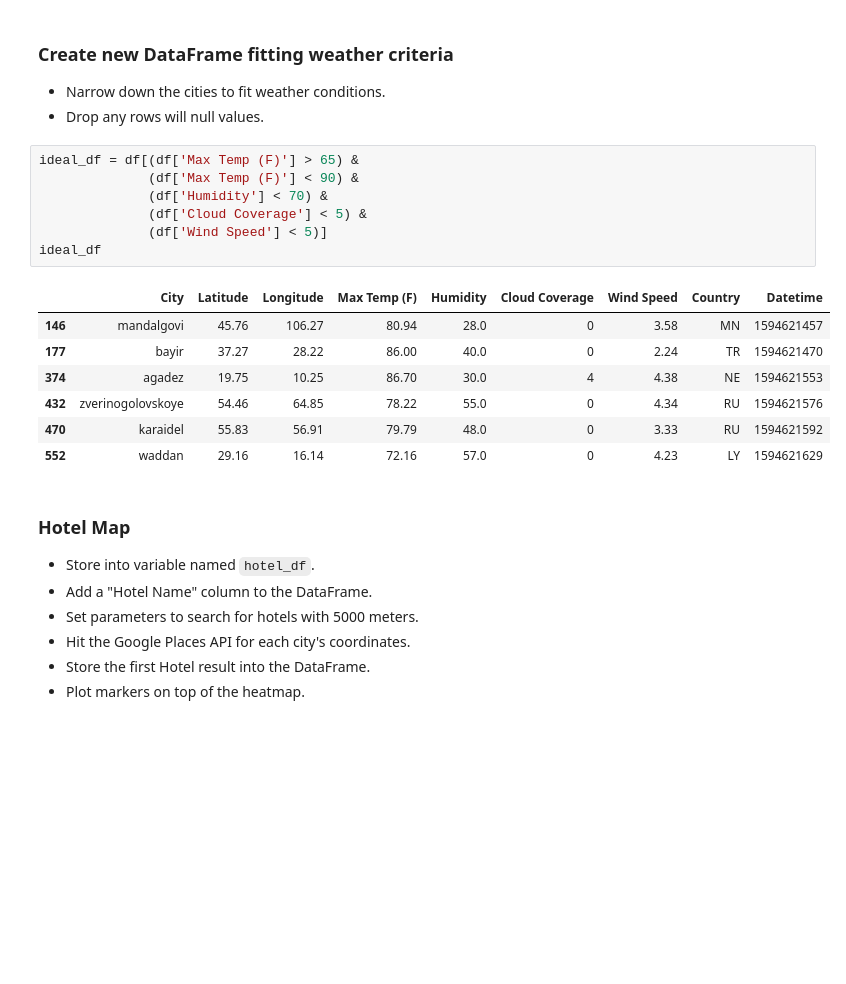
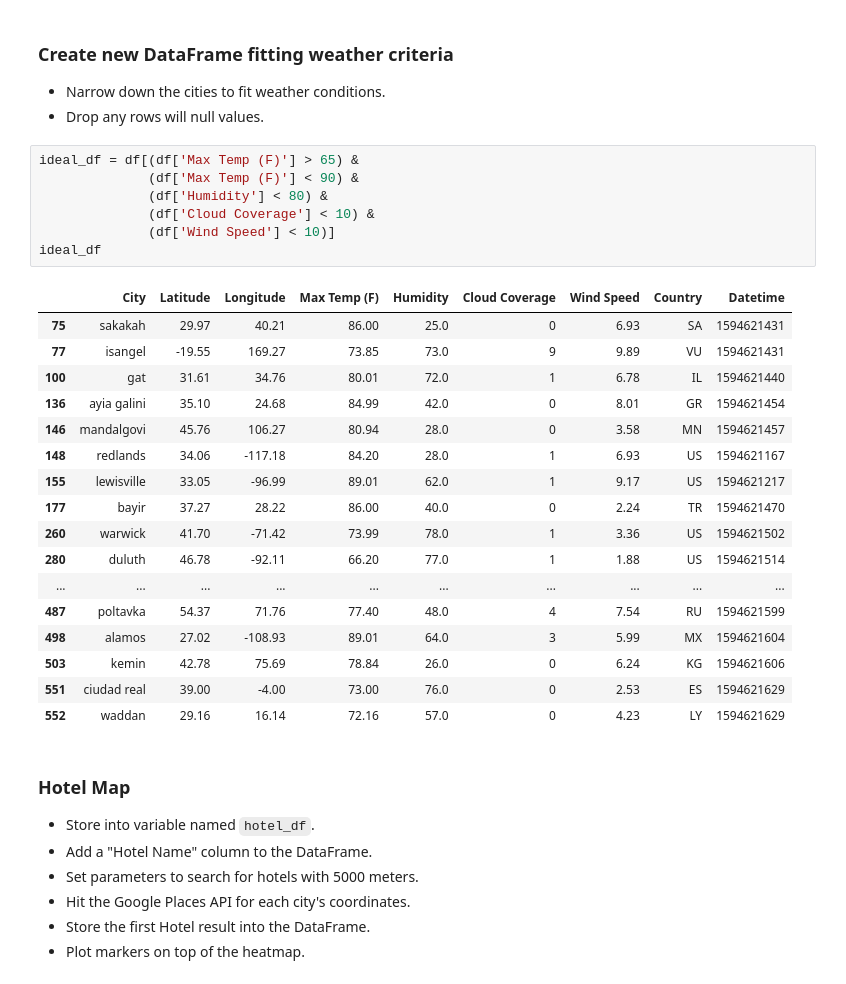
Before and after one commit to jaysueno/python-api-challenge, a Jupyter notebook: WeatherPy/VacationPy_jay.ipynb, the cells around one changed output. Saved outputs shown, nothing was run; the diff lists cells and outputs as text; blank space fills up the shorter version.

```diff
--- a/WeatherPy/VacationPy_jay.ipynb
+++ b/WeatherPy/VacationPy_jay.ipynb
@@ -66,17 +66,27 @@ figure
 # %%
 ideal_df = df[(df['Max Temp (F)'] > 65) &
               (df['Max Temp (F)'] < 90) &
-              (df['Humidity'] < 70) &
-              (df['Cloud Coverage'] < 5) &
-              (df['Wind Speed'] < 5)]
+              (df['Humidity'] < 80) &
+              (df['Cloud Coverage'] < 10) &
+              (df['Wind Speed'] < 10)]
 ideal_df
 # %% [output]
 |  | City | Latitude | Longitude | Max Temp (F) | Humidity | Cloud Coverage | Wind Speed | Country | Datetime |
+| 75 | sakakah | 29.97 | 40.21 | 86.00 | 25.0 | 0 | 6.93 | SA | 1594621431 |
+| 77 | isangel | -19.55 | 169.27 | 73.85 | 73.0 | 9 | 9.89 | VU | 1594621431 |
+| 100 | gat | 31.61 | 34.76 | 80.01 | 72.0 | 1 | 6.78 | IL | 1594621440 |
+| 136 | ayia galini | 35.10 | 24.68 | 84.99 | 42.0 | 0 | 8.01 | GR | 1594621454 |
 | 146 | mandalgovi | 45.76 | 106.27 | 80.94 | 28.0 | 0 | 3.58 | MN | 1594621457 |
+| 148 | redlands | 34.06 | -117.18 | 84.20 | 28.0 | 1 | 6.93 | US | 1594621167 |
+| 155 | lewisville | 33.05 | -96.99 | 89.01 | 62.0 | 1 | 9.17 | US | 1594621217 |
 | 177 | bayir | 37.27 | 28.22 | 86.00 | 40.0 | 0 | 2.24 | TR | 1594621470 |
-| 374 | agadez | 19.75 | 10.25 | 86.70 | 30.0 | 4 | 4.38 | NE | 1594621553 |
-| 432 | zverinogolovskoye | 54.46 | 64.85 | 78.22 | 55.0 | 0 | 4.34 | RU | 1594621576 |
-| 470 | karaidel | 55.83 | 56.91 | 79.79 | 48.0 | 0 | 3.33 | RU | 1594621592 |
+| 260 | warwick | 41.70 | -71.42 | 73.99 | 78.0 | 1 | 3.36 | US | 1594621502 |
+| 280 | duluth | 46.78 | -92.11 | 66.20 | 77.0 | 1 | 1.88 | US | 1594621514 |
+| ... | ... | ... | ... | ... | ... | ... | ... | ... | ... |
+| 487 | poltavka | 54.37 | 71.76 | 77.40 | 48.0 | 4 | 7.54 | RU | 1594621599 |
+| 498 | alamos | 27.02 | -108.93 | 89.01 | 64.0 | 3 | 5.99 | MX | 1594621604 |
+| 503 | kemin | 42.78 | 75.69 | 78.84 | 26.0 | 0 | 6.24 | KG | 1594621606 |
+| 551 | ciudad real | 39.00 | -4.00 | 73.00 | 76.0 | 0 | 2.53 | ES | 1594621629 |
 | 552 | waddan | 29.16 | 16.14 | 72.16 | 57.0 | 0 | 4.23 | LY | 1594621629 |
 # %% [markdown]
 ### Hotel Map
```
Also changed, not shown: parts of 2 cells of this notebook.
